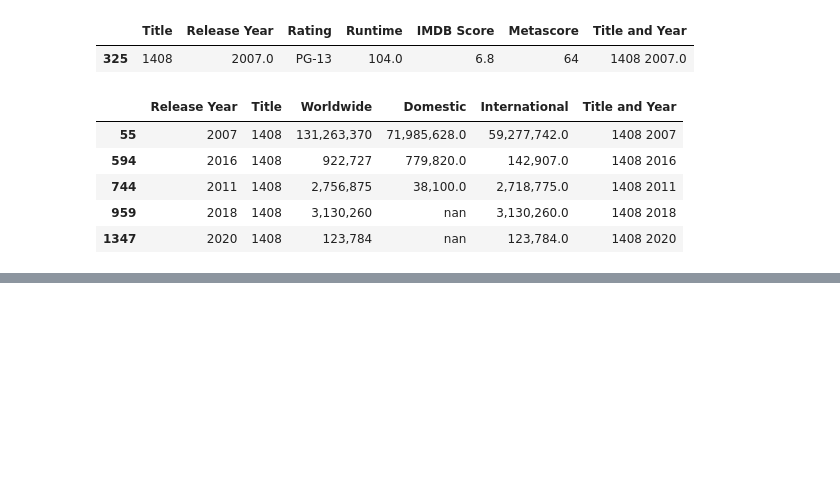
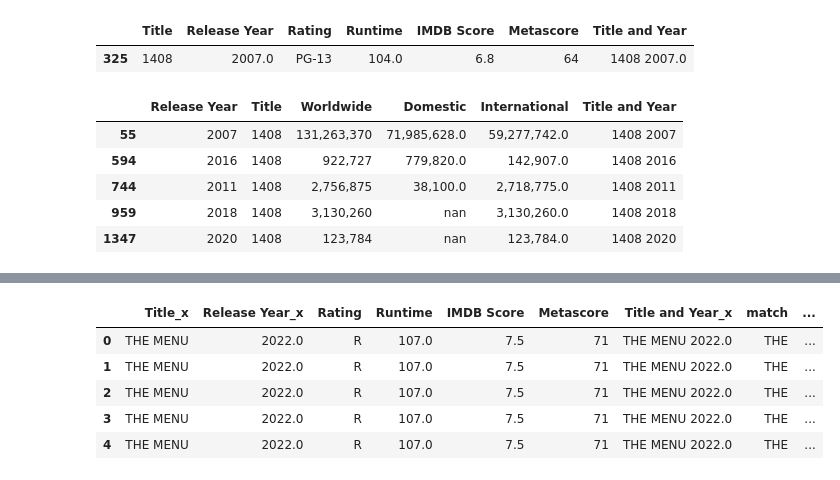
Before and after one commit to RobertRLunn/RLDA7capstone, a Jupyter notebook: notebook/movieanalysis.ipynb, the cells around one changed output, grey strips where cells are left out. Drawn from its saved outputs; the diff is of its cells as text; code cells hidden in the pictures; blank space fills up the shorter version.

```diff
--- a/notebook/movieanalysis.ipynb
+++ b/notebook/movieanalysis.ipynb
@@ -459,0 +473,9 @@ wwbo.head()
+# %%
+mergedf.head()
+# %% [output]
+|  | Title_x | Release Year_x | Rating | Runtime | IMDB Score | Metascore | Title and Year_x | match | ... |
+| 0 | THE MENU | 2022.0 | R | 107.0 | 7.5 | 71 | THE MENU 2022.0 | THE | ... |
+| 1 | THE MENU | 2022.0 | R | 107.0 | 7.5 | 71 | THE MENU 2022.0 | THE | ... |
+| 2 | THE MENU | 2022.0 | R | 107.0 | 7.5 | 71 | THE MENU 2022.0 | THE | ... |
+| 3 | THE MENU | 2022.0 | R | 107.0 | 7.5 | 71 | THE MENU 2022.0 | THE | ... |
+| 4 | THE MENU | 2022.0 | R | 107.0 | 7.5 | 71 | THE MENU 2022.0 | THE | ... |
```
Also changed, not shown: parts of 53 cells of this notebook.
